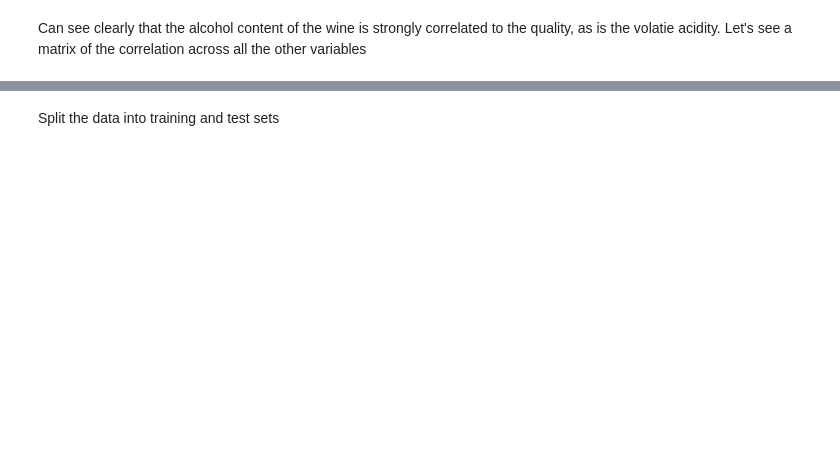
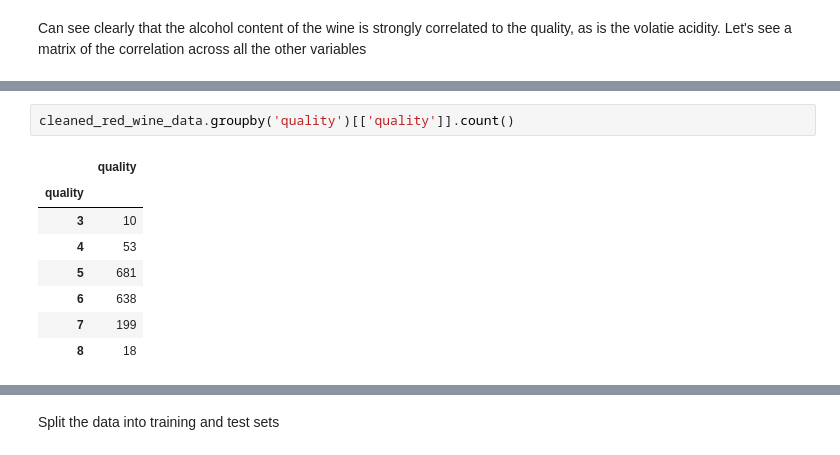
Before and after one commit to AlexPorter0/wine_prediction_model, a Jupyter notebook: Wine Quality Regression Model.ipynb, the cells around one changed output, grey strips where cells are left out. Drawn from its saved outputs; the diff is of its cells as text; blank space fills up the shorter version.

```diff
--- a/Wine Quality Regression Model.ipynb
+++ b/Wine Quality Regression Model.ipynb
@@ -207,0 +347,11 @@ cleaned_red_wine_data
+# %%
+cleaned_red_wine_data.groupby('quality')[['quality']].count()
+# %% [output]
+|  | quality |
+| quality |  |
+| 3 | 10 |
+| 4 | 53 |
+| 5 | 681 |
+| 6 | 638 |
+| 7 | 199 |
+| 8 | 18 |
```
Also changed, not shown: parts of 96 cells of this notebook.
